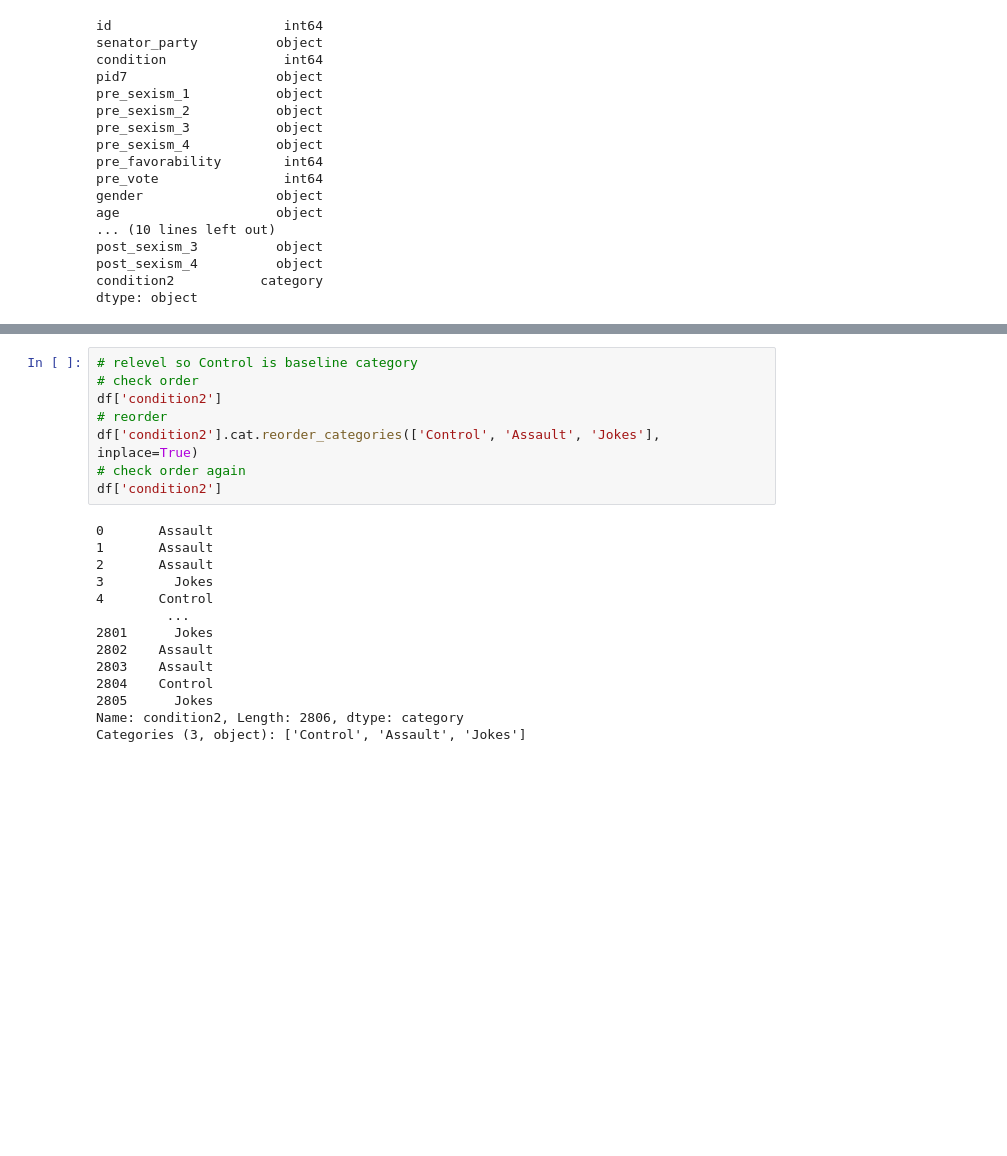
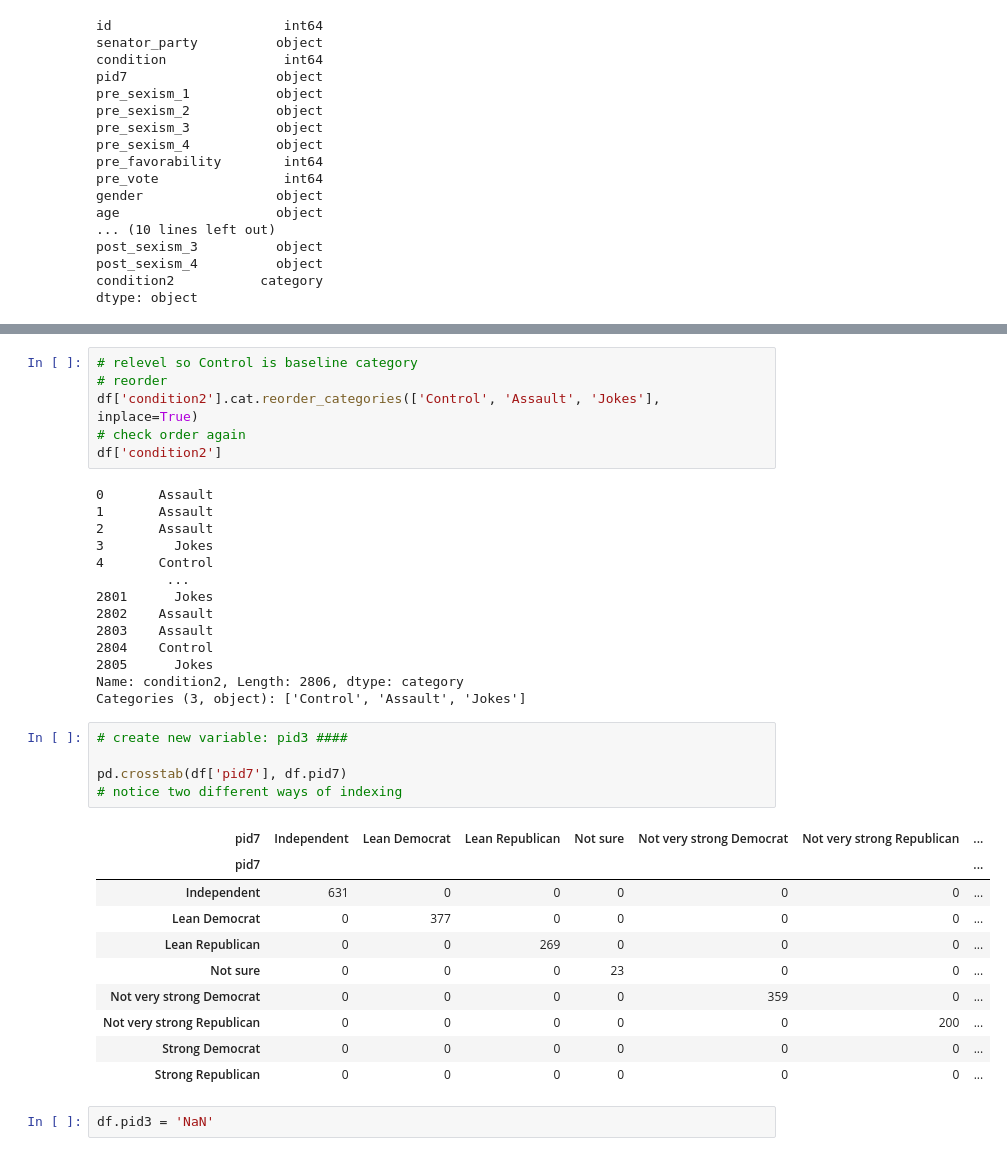
Before and after one commit to mattcingram/rep1_python, a Jupyter notebook: code/rep1_python.ipynb, the cells around one changed output, grey strips where cells are left out. Drawn from its saved outputs; the diff is of its cells as text; blank space fills up the shorter version.

```diff
--- a/code/rep1_python.ipynb
+++ b/code/rep1_python.ipynb
@@ -160,7 +197,5 @@ dtype: object
 # %%
 # relevel so Control is baseline category
-# check order
-df['condition2']
 # reorder
 df['condition2'].cat.reorder_categories(['Control', 'Assault', 'Jokes'], inplace=True)
 # check order again
@@ -179,3 +214,21 @@ df['condition2']
 2805      Jokes
 Name: condition2, Length: 2806, dtype: category
 Categories (3, object): ['Control', 'Assault', 'Jokes']
+# %%
+# create new variable: pid3 ####
+
+pd.crosstab(df['pid7'], df.pid7)
+# notice two different ways of indexing
+# %% [output]
+| pid7 | Independent | Lean Democrat | Lean Republican | Not sure | Not very strong Democrat | Not very strong Republican | ... |
+| pid7 |  |  |  |  |  |  | ... |
+| Independent | 631 | 0 | 0 | 0 | 0 | 0 | ... |
+| Lean Democrat | 0 | 377 | 0 | 0 | 0 | 0 | ... |
+| Lean Republican | 0 | 0 | 269 | 0 | 0 | 0 | ... |
+| Not sure | 0 | 0 | 0 | 23 | 0 | 0 | ... |
+| Not very strong Democrat | 0 | 0 | 0 | 0 | 359 | 0 | ... |
+| Not very strong Republican | 0 | 0 | 0 | 0 | 0 | 200 | ... |
+| Strong Democrat | 0 | 0 | 0 | 0 | 0 | 0 | ... |
+| Strong Republican | 0 | 0 | 0 | 0 | 0 | 0 | ... |
+# %%
+df.pid3 = 'NaN'
```
Also changed, not shown: parts of 27 cells of this notebook.
